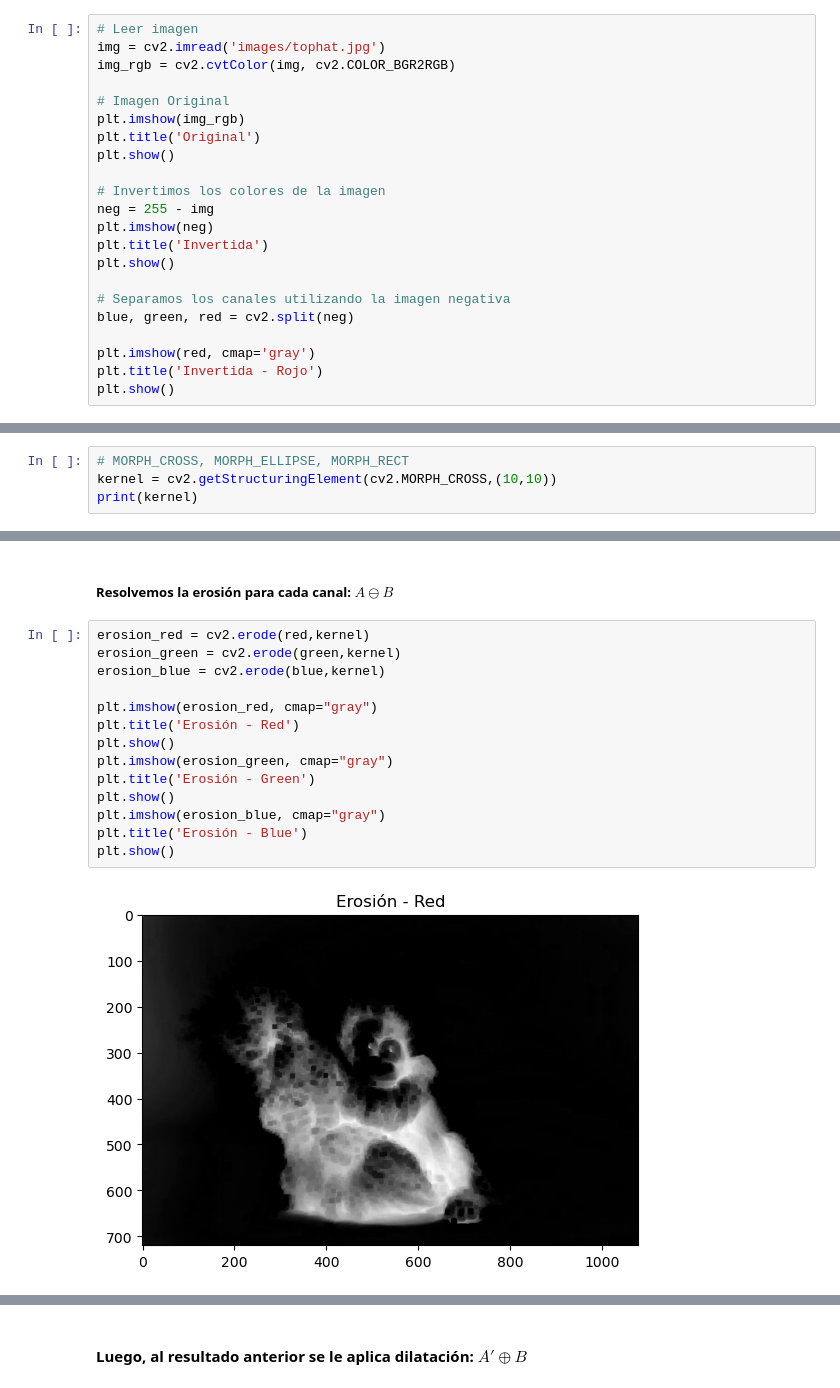
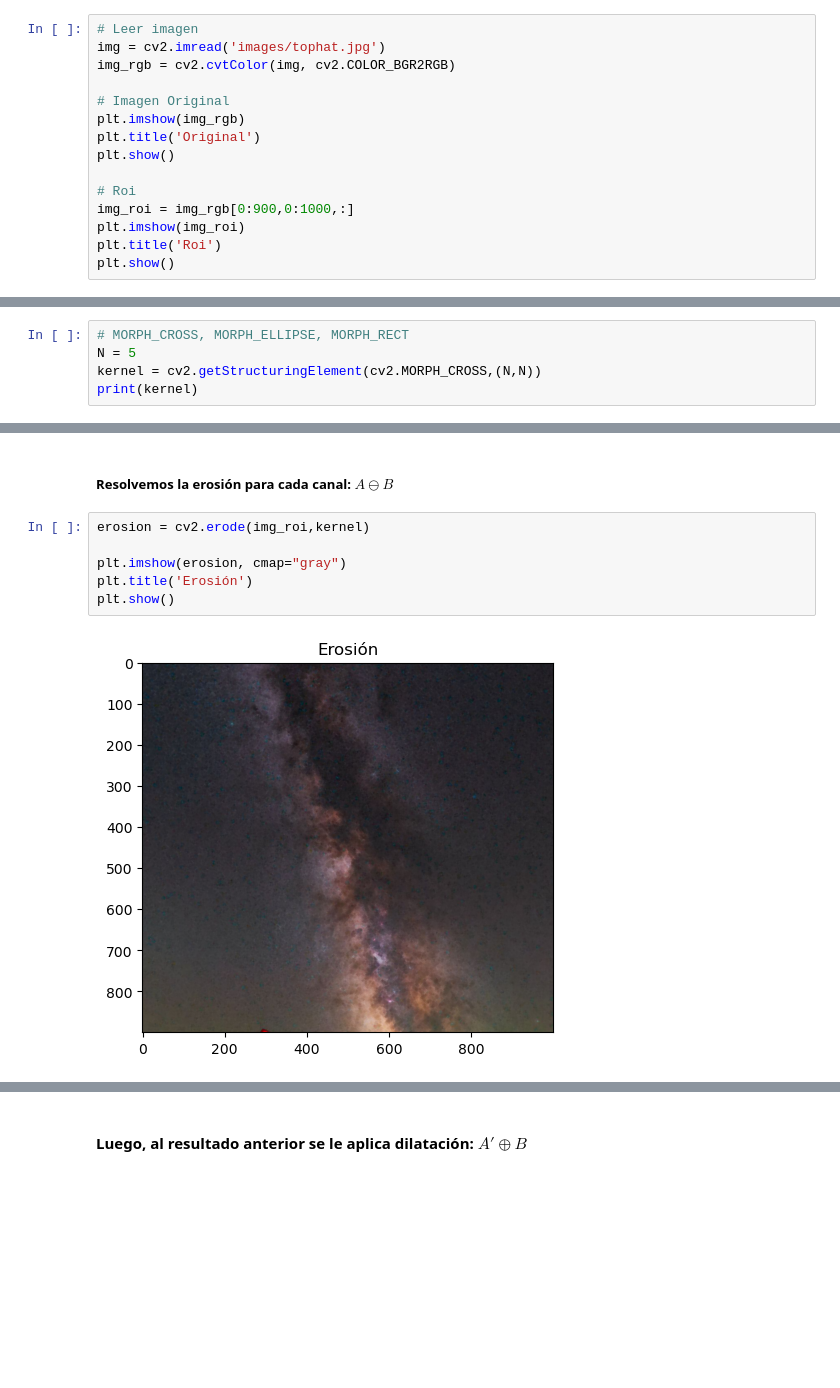
Before and after one commit to morozco0/TICS315, a Jupyter notebook: VA/Tarea 4.ipynb, the cells around one changed output, grey strips where cells are left out. Cells and saved outputs as stored; diff of their text form; blank space fills up the shorter version.

```diff
--- a/VA/Tarea 4.ipynb
+++ b/VA/Tarea 4.ipynb
@@ -124,16 +124,9 @@ plt.imshow(img_rgb)
 plt.title('Original')
 plt.show()
 
-# Invertimos los colores de la imagen
-neg = 255 - img
-plt.imshow(neg)
-plt.title('Invertida')
+# Roi
+img_roi = img_rgb[0:900,0:1000,:]
+plt.imshow(img_roi)
+plt.title('Roi')
 plt.show()
-
-# Separamos los canales utilizando la imagen negativa
-blue, green, red = cv2.split(neg)
-
-plt.imshow(red, cmap='gray')
-plt.title('Invertida - Rojo')
-plt.show()
 # %% [output]
@@ -146,6 +138,7 @@ plt.show()
 ##### Definimos el kernel a utilizar
 # %%
 # MORPH_CROSS, MORPH_ELLIPSE, MORPH_RECT
-kernel = cv2.getStructuringElement(cv2.MORPH_CROSS,(10,10))
+N = 5
+kernel = cv2.getStructuringElement(cv2.MORPH_CROSS,(N,N))
 print(kernel)
 # %% [output]
@@ -162,18 +150,10 @@ print(kernel)
 # %% [markdown]
 ##### Resolvemos la erosión para cada canal: $ A\ominus B $
 # %%
-erosion_red = cv2.erode(red,kernel)
-erosion_green = cv2.erode(green,kernel)
-erosion_blue = cv2.erode(blue,kernel)
+erosion = cv2.erode(img_roi,kernel)
 
-plt.imshow(erosion_red, cmap="gray")
-plt.title('Erosión - Red')
+plt.imshow(erosion, cmap="gray")
+plt.title('Erosión')
 plt.show()
-plt.imshow(erosion_green, cmap="gray")
-plt.title('Erosión - Green')
-plt.show()
-plt.imshow(erosion_blue, cmap="gray")
-plt.title('Erosión - Blue')
-plt.show()
 # %% [output]
-[figure, old version]
+[figure, new version]
```
Also changed, not shown: parts of 5 cells of this notebook, 1 other file.
